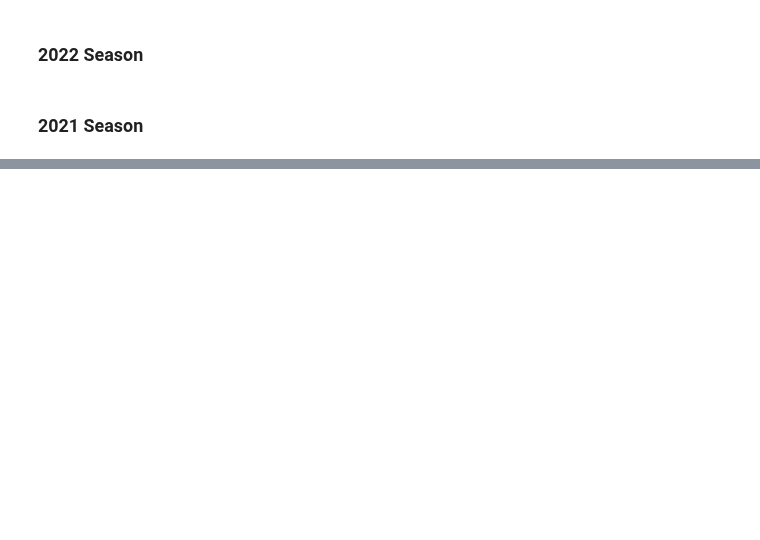
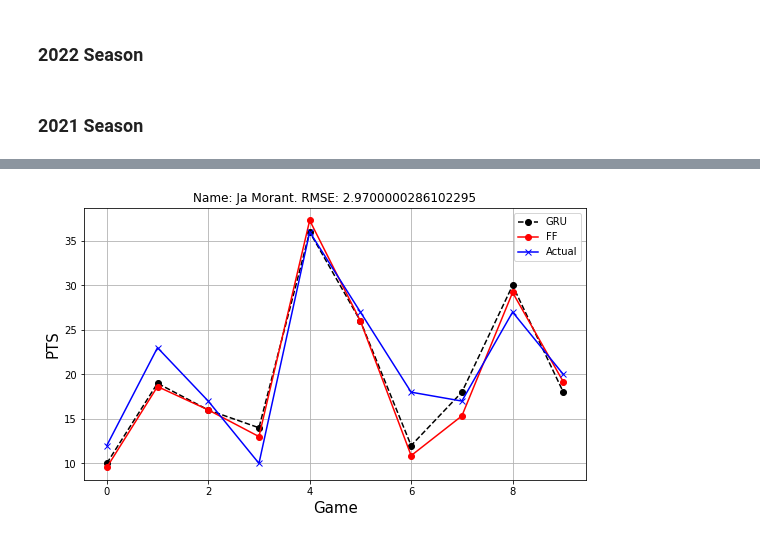
Before and after one commit to dukersss13/Oracle, a Jupyter notebook: Oracle Analysis.ipynb, the cells around one changed output, grey strips where cells are left out. Cells and saved outputs as stored; diff of their text form; code cells hidden in the pictures; blank space fills up the shorter version.

```diff
--- a/Oracle Analysis.ipynb
+++ b/Oracle Analysis.ipynb
@@ -316,0 +338,2 @@ plt.show()
+# %%
+xtrain_ = xtrain.reshape(xtrain.shape[0], 1, xtrain.shape[1])
@@ -316,0 +381,15 @@ plt.show()
+# %%
+gru_rmse = np.sqrt(mse(gru_forecasts, ytest.reshape(-1, )))
+
+plt.figure(figsize=(9, 5))
+plt.plot(np.arange(len(ytest)), gru_forecasts, color="black", linestyle="--", marker="o", label="GRU")
+plt.plot(np.arange(len(ytest)), forecasts, color="red", marker="o", label="FF")
+plt.plot(np.arange(len(ytest)), ytest.reshape(-1, ), color="blue", marker="x", label="Actual")
+plt.xlabel("Game", fontsize=15)
+plt.ylabel(label1[0], fontsize=15)
+plt.title(f"Name: {name}. RMSE: {round(gru_rmse, 2)}")
+plt.grid()
+plt.legend()
+plt.show()
+# %% [output]
+[figure, added]
```
Also changed, not shown: parts of 39 cells of this notebook, 6 other files.
